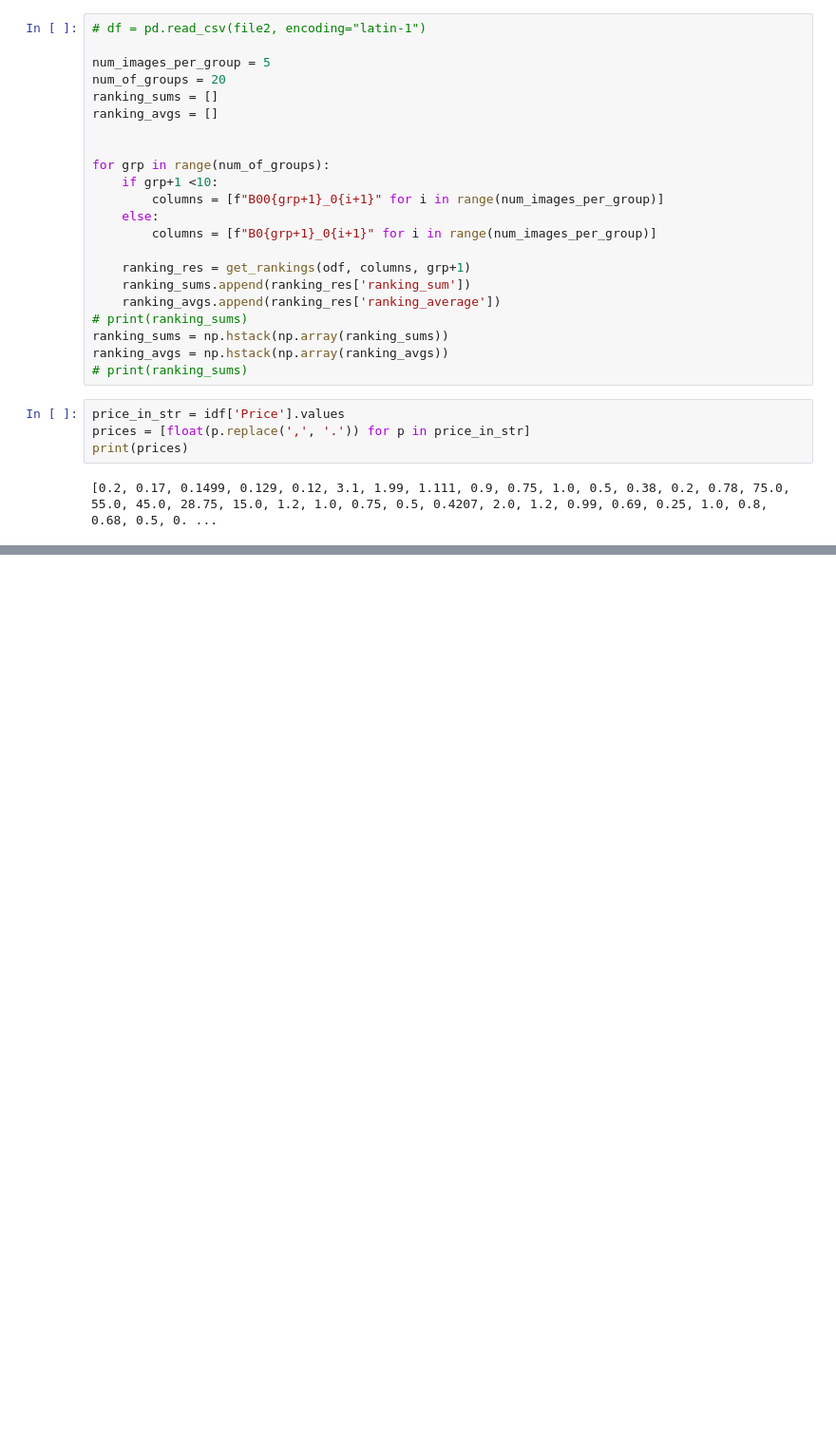
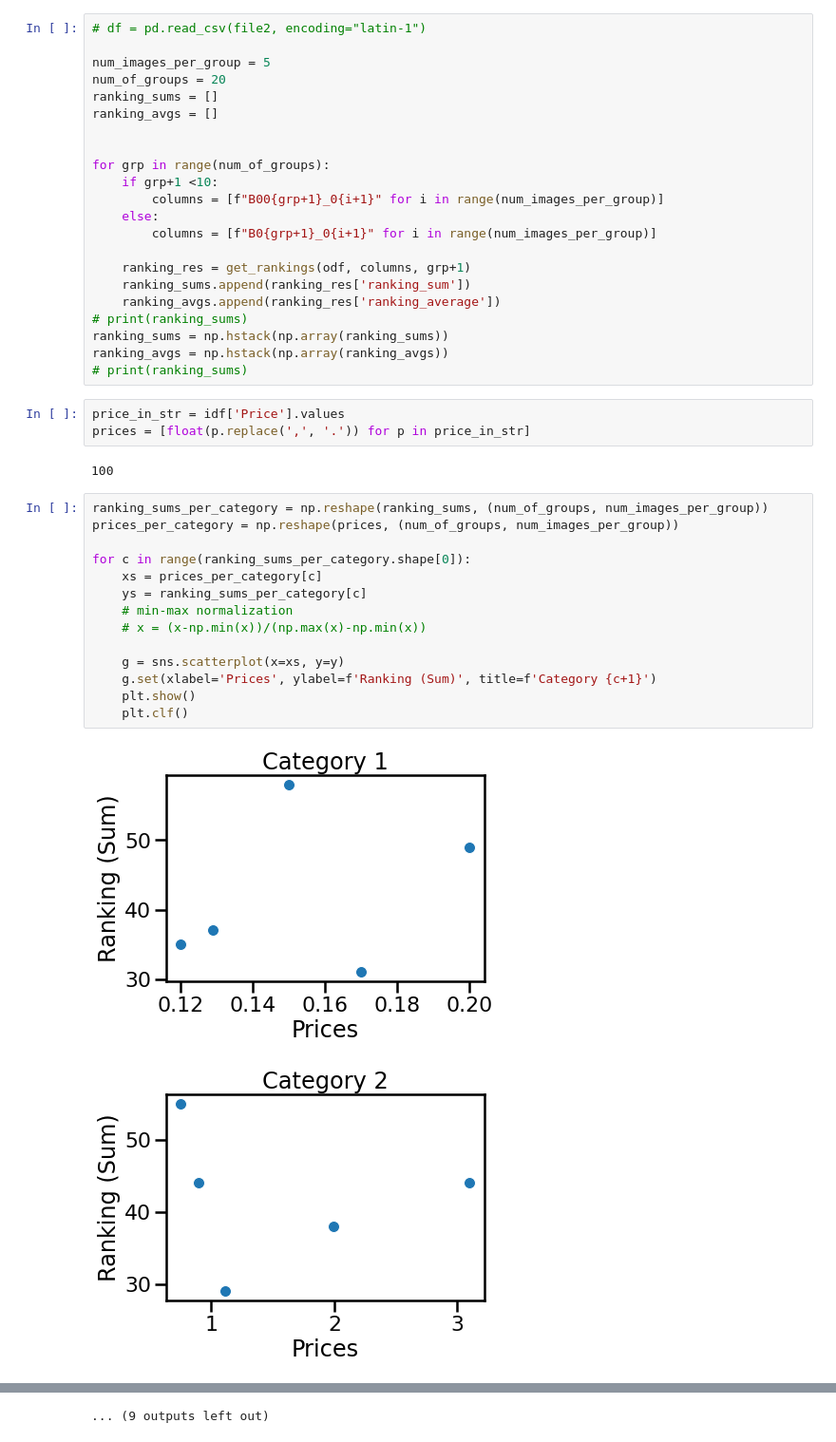
Before and after one commit to 9-cordes/order_experiment, a Jupyter notebook: visualisierung.ipynb, the cells around one changed output, grey strips where cells are left out. Shown: that part at 95% size. Cells and saved outputs as stored; diff of their text form; blank space fills up the shorter version.

```diff
--- a/visualisierung.ipynb
+++ b/visualisierung.ipynb
@@ -88,6 +106,22 @@ ranking_avgs = np.hstack(np.array(ranking_avgs))
 # %%
 price_in_str = idf['Price'].values
 prices = [float(p.replace(',', '.')) for p in price_in_str]
-print(prices)
 # %% [output]
-[0.2, 0.17, 0.1499, 0.129, 0.12, 3.1, 1.99, 1.111, 0.9, 0.75, 1.0, 0.5, 0.38, 0.2, 0.78, 75.0, 55.0, 45.0, 28.75, 15.0, 1.2, 1.0, 0.75, 0.5, 0.4207, 2.0, 1.2, 0.99, 0.69, 0.25, 1.0, 0.8, 0.68, 0.5, 0. ...
+100
+# %%
+ranking_sums_per_category = np.reshape(ranking_sums, (num_of_groups, num_images_per_group))
+prices_per_category = np.reshape(prices, (num_of_groups, num_images_per_group))
+
+for c in range(ranking_sums_per_category.shape[0]):
+    xs = prices_per_category[c]
+    ys = ranking_sums_per_category[c]
+    # min-max normalization
+    # x = (x-np.min(x))/(np.max(x)-np.min(x))
+
+    g = sns.scatterplot(x=xs, y=y)
+    g.set(xlabel='Prices', ylabel=f'Ranking (Sum)', title=f'Category {c+1}')
+    plt.show()
+    plt.clf()
+# %% [output]
+[figure, added]
+[figure, added]
@@ -94 +138,2 @@ print(prices)
+... (9 outputs left out)
 # %%
```
Also changed, not shown: parts of 7 cells of this notebook.
